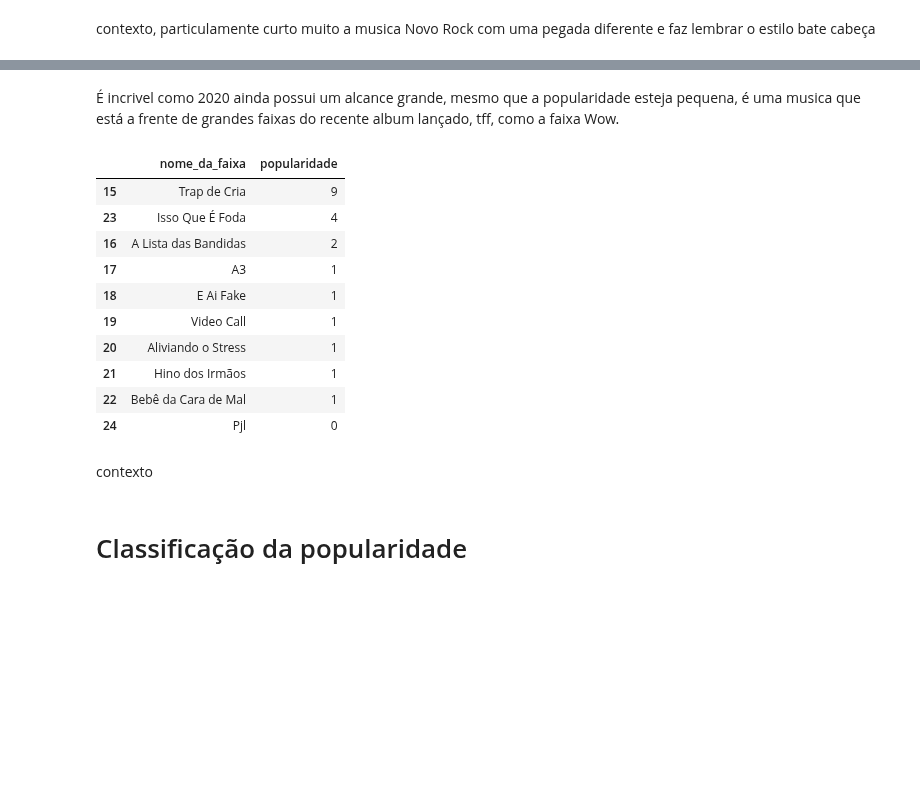
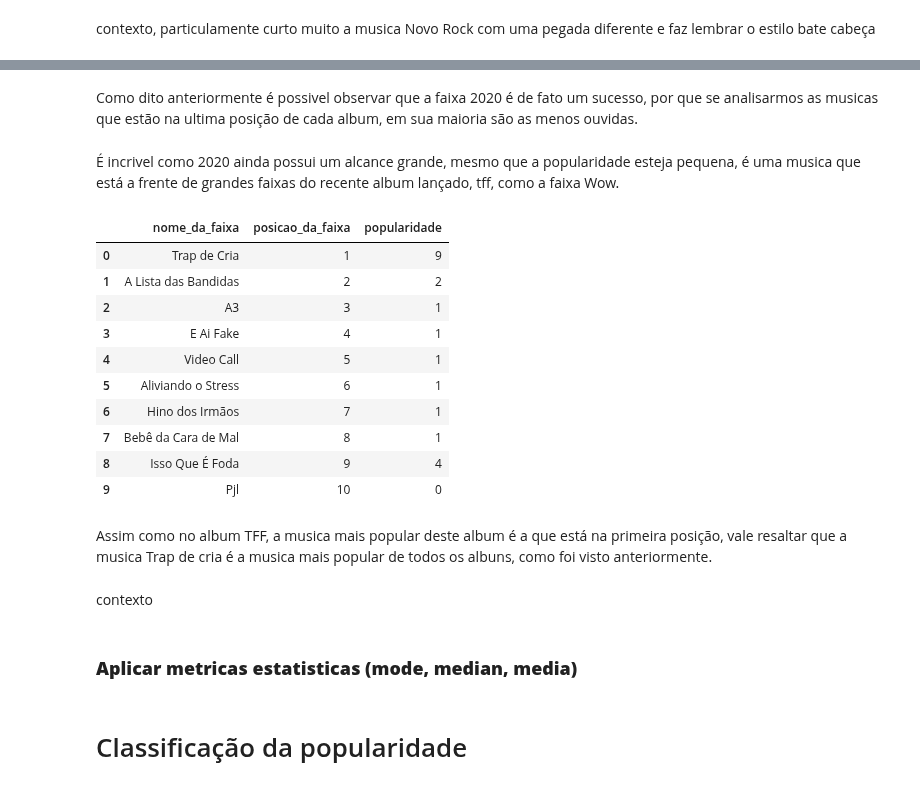
Before and after one commit to luislauriano/Data_Science, a Jupyter notebook: Projeto_construcao.ipynb, the cells around one changed output, grey strips where cells are left out. Saved outputs shown, nothing was run; the diff lists cells and outputs as text; code cells hidden in the pictures; blank space fills up the shorter version.

```diff
--- a/Projeto_construcao.ipynb
+++ b/Projeto_construcao.ipynb
@@ -553,21 +590,27 @@ rmx[['nome_da_faixa', 'popularidade']].sort_values(ascending=False, by='populari
+# %% [markdown]
+Como dito anteriormente é possivel observar que a faixa 2020 é de fato um sucesso, por que se analisarmos as musicas que estão na ultima posição de cada album, em sua maioria são as menos ouvidas.
 # %% [markdown]
 É incrivel como 2020 ainda possui um alcance grande, mesmo que a popularidade esteja pequena, é uma musica que está a frente de grandes faixas do recente album lançado, tff, como a faixa Wow.
-# %%
-tcm[['nome_da_faixa', 'popularidade']].sort_values(ascending=False, by='popularidade')
-# %% [output]
-|  | nome_da_faixa | popularidade |
-| 15 | Trap de Cria | 9 |
-| 23 | Isso Que É Foda | 4 |
-| 16 | A Lista das Bandidas | 2 |
-| 17 | A3 | 1 |
-| 18 | E Ai Fake | 1 |
-| 19 | Video Call | 1 |
-| 20 | Aliviando o Stress | 1 |
-| 21 | Hino dos Irmãos | 1 |
-| 22 | Bebê da Cara de Mal | 1 |
-| 24 | Pjl | 0 |
+# %%
+tcm[['nome_da_faixa','posicao_da_faixa', 'popularidade']].reset_index(drop=True)
+# %% [output]
+|  | nome_da_faixa | posicao_da_faixa | popularidade |
+| 0 | Trap de Cria | 1 | 9 |
+| 1 | A Lista das Bandidas | 2 | 2 |
+| 2 | A3 | 3 | 1 |
+| 3 | E Ai Fake | 4 | 1 |
+| 4 | Video Call | 5 | 1 |
+| 5 | Aliviando o Stress | 6 | 1 |
+| 6 | Hino dos Irmãos | 7 | 1 |
+| 7 | Bebê da Cara de Mal | 8 | 1 |
+| 8 | Isso Que É Foda | 9 | 4 |
+| 9 | Pjl | 10 | 0 |
+# %% [markdown]
+Assim como no album TFF, a musica mais popular deste album é a que está na primeira posição, vale resaltar que a musica Trap de cria é a musica mais popular de todos os albuns, como foi visto anteriormente.
 # %% [markdown]
 contexto
+# %% [markdown]
+### **Aplicar metricas estatisticas (mode, median, media)**
 # %% [markdown]
 # Classificação da popularidade
 # %%
```
Also changed, not shown: parts of 61 cells of this notebook.
